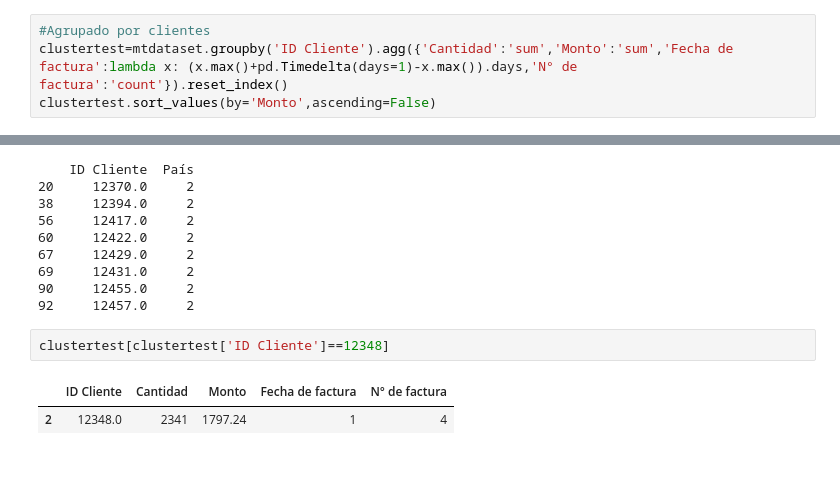
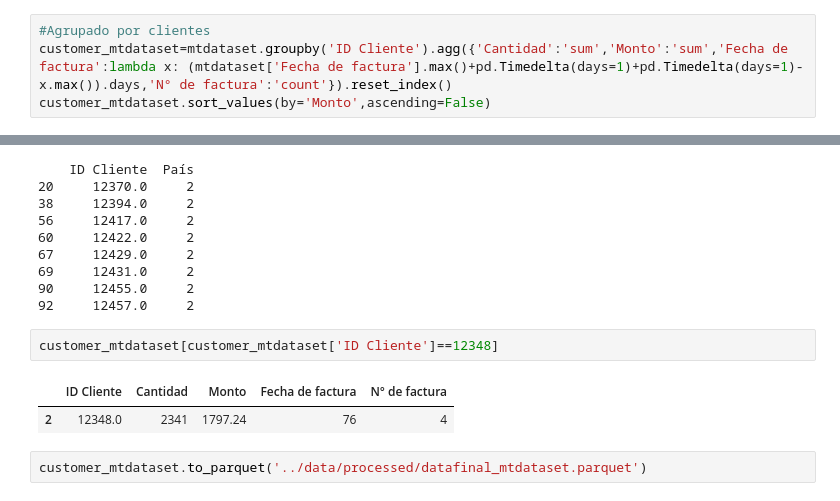
Before and after one commit to AndresEspinal/RFM-Segmentation, a Jupyter notebook: notebooks/rmf.ipynb, the cells around one changed output, grey strips where cells are left out. Saved outputs shown, nothing was run; the diff lists cells and outputs as text; blank space fills up the shorter version.

```diff
--- a/notebooks/rmf.ipynb
+++ b/notebooks/rmf.ipynb
@@ -708,7 +708,7 @@ Index(['N° de factura', 'Fecha de factura', 'ID Cliente', 'País', 'Cantidad',
       dtype='object')
 # %%
 #Agrupado por clientes
-clustertest=mtdataset.groupby('ID Cliente').agg({'Cantidad':'sum','Monto':'sum','Fecha de factura':lambda x: (x.max()+pd.Timedelta(days=1)-x.max()).days,'N° de factura':'count'}).reset_index()
-clustertest.sort_values(by='Monto',ascending=False)
+customer_mtdataset=mtdataset.groupby('ID Cliente').agg({'Cantidad':'sum','Monto':'sum','Fecha de factura':lambda x: (mtdataset['Fecha de factura'].max()+pd.Timedelta(days=1)+pd.Timedelta(days=1)-x.max()).days,'N° de factura':'count'}).reset_index()
+customer_mtdataset.sort_values(by='Monto',ascending=False)
 # %% [output]
 |  | ID Cliente | Cantidad | Monto | Fecha de factura | N° de factura |
@@ -743,7 +743,9 @@ print(clientes_diferentes_paises)
 90     12455.0     2
 92     12457.0     2
 # %%
-clustertest[clustertest['ID Cliente']==12348]
+customer_mtdataset[customer_mtdataset['ID Cliente']==12348]
 # %% [output]
 |  | ID Cliente | Cantidad | Monto | Fecha de factura | N° de factura |
-| 2 | 12348.0 | 2341 | 1797.24 | 1 | 4 |
+| 2 | 12348.0 | 2341 | 1797.24 | 76 | 4 |
+# %%
+customer_mtdataset.to_parquet('../data/processed/datafinal_mtdataset.parquet')
```
Also changed, not shown: parts of 2 cells of this notebook, 2 other files.
